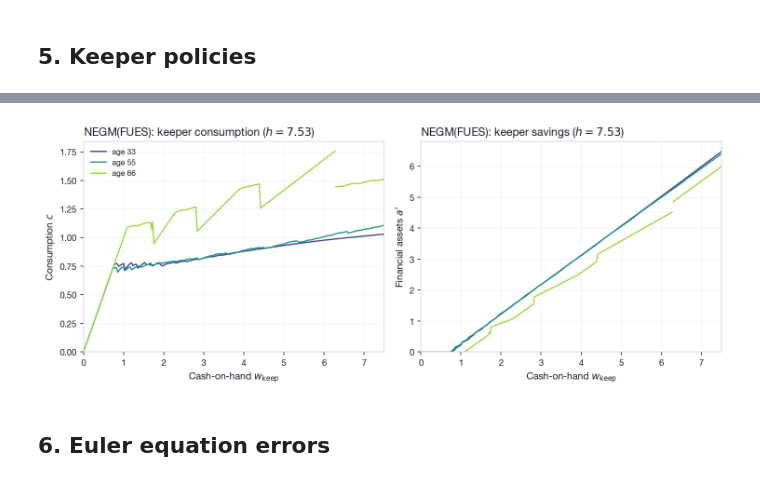
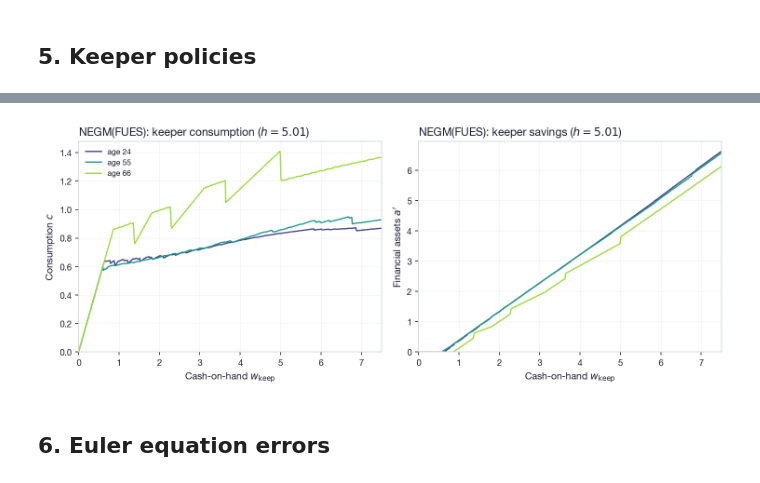
Before and after one commit to akshayshanker/FUES, a Jupyter notebook: examples/durables/notebooks/durables_fues_separable.ipynb, the cells around one changed output, grey strips where cells are left out. Saved outputs shown, nothing was run; the diff lists cells and outputs as text; code cells hidden in the pictures.

```diff
--- a/examples/durables/notebooks/durables_fues_separable.ipynb
+++ b/examples/durables/notebooks/durables_fues_separable.ipynb
@@ -40,8 +40,8 @@ Ready
 # %%
 OVERRIDES = dict(
     setting_overrides={
-        'store_cntn': 1, 'N_wage': 4,
-        'n_w': 900, 'n_a': 900, 'n_h': 900, 'n_sections': 1
+        'store_cntn': 1, 'N_wage': 6,
+        'n_w': 600, 'n_a': 600, 'n_h': 600, 'n_sections': 1
     },
     calib_overrides={
         't0': 20, 'tau': 0.07
@@ -136,8 +126,8 @@ fig = nb_plot_keeper_policy(results, results['FUES']['grids'],
 # %%
 fig = nb_plot_keeper_policy(results, results['NEGM']['grids'],
-                           plot_t=[33, 55, 66], methods_filter=['NEGM'])
+                           plot_t=[24, 55, 66], methods_filter=['NEGM'])
 # %% [output]
-[figure, old version]
+[figure, new version]
 # %% [markdown]
 ## 6. Euler equation errors
 # %%
```
Also changed, not shown: parts of 13 cells of this notebook, 15 other files.
